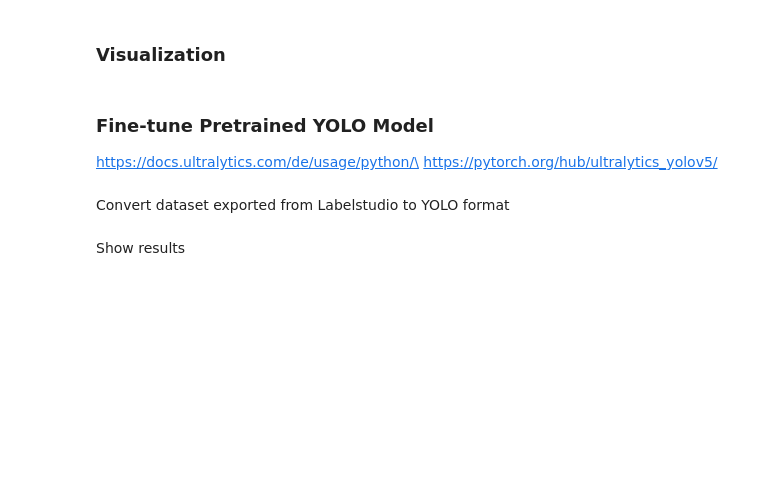
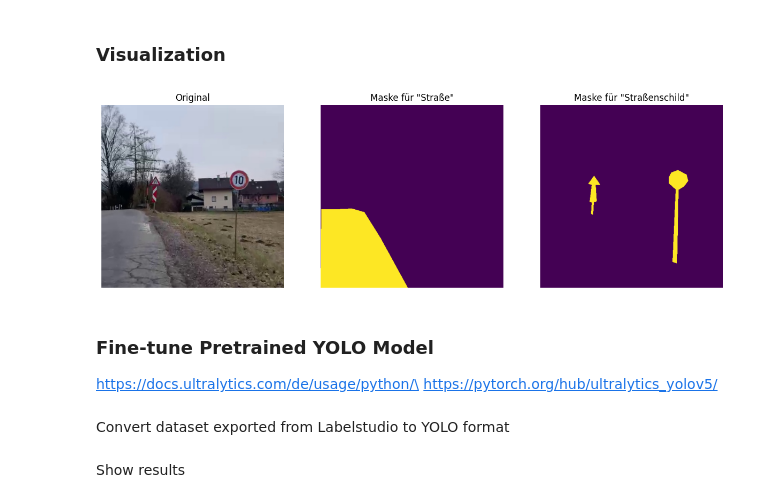
Before and after one commit to flerovium11/ai-research, a Jupyter notebook: yolo_and_segmentation.ipynb, the cells around one changed output. Saved outputs shown, nothing was run; the diff lists cells and outputs as text; code cells hidden in the pictures; blank space fills up the shorter version.

Commit message:
show example segmentation masks

```diff
--- a/yolo_and_segmentation.ipynb
+++ b/yolo_and_segmentation.ipynb
@@ -269,6 +274,23 @@ show_overlayed_masks(ax, entry['segmentation_masks'])
 # show_bounding_boxes(ax, entry['bounding_boxes'])
 # plt.savefig('media/Segmentierung_Beispiel.png', bbox_inches='tight', pad_inches=0)
 plt.show()
+# %%
+entry = data[75]
+# 3 images side by side, original, mask 0, mask 1
+fig, axs = plt.subplots(1, 3, figsize=(15, 5))
+axs[0].imshow(entry['image'])
+axs[0].axis('off')
+axs[0].set_title('Original')
+axs[1].imshow(entry['segmentation_masks'][0], cmap='viridis')
+axs[1].set_title('Maske für "Straße"')
+axs[1].axis('off')
+axs[2].imshow(entry['segmentation_masks'][1], cmap='viridis')
+axs[2].set_title('Maske für "Straßenschild"')
+axs[2].axis('off')
+plt.savefig('media/Segmentierungsmasken.png', bbox_inches='tight')
+plt.show()
+# %% [output]
+[figure, added]
 # %% [markdown]
 ### Fine-tune Pretrained YOLO Model
 https://docs.ultralytics.com/de/usage/python/\
```
Also changed, not shown: parts of 1 cell of this notebook.
